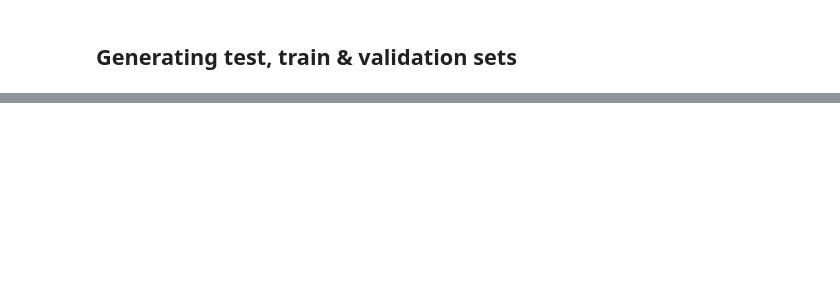
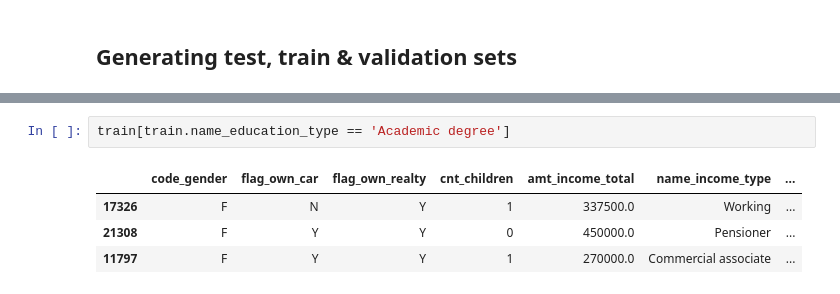
Before and after one commit to AgusTrulli/ML_Grupo_2, a Jupyter notebook: tp2_experimentation.ipynb, the cells around one changed output, grey strips where cells are left out. Saved outputs shown, nothing was run; the diff lists cells and outputs as text; blank space fills up the shorter version.

```diff
--- a/tp2_experimentation.ipynb
+++ b/tp2_experimentation.ipynb
@@ -124,0 +246,7 @@ data generating was successfully...
+# %%
+train[train.name_education_type == 'Academic degree']
+# %% [output]
+|  | code_gender | flag_own_car | flag_own_realty | cnt_children | amt_income_total | name_income_type | ... |
+| 17326 | F | N | Y | 1 | 337500.0 | Working | ... |
+| 21308 | F | Y | Y | 0 | 450000.0 | Pensioner | ... |
+| 11797 | F | Y | Y | 1 | 270000.0 | Commercial associate | ... |
```
Also changed, not shown: parts of 23 cells of this notebook.
